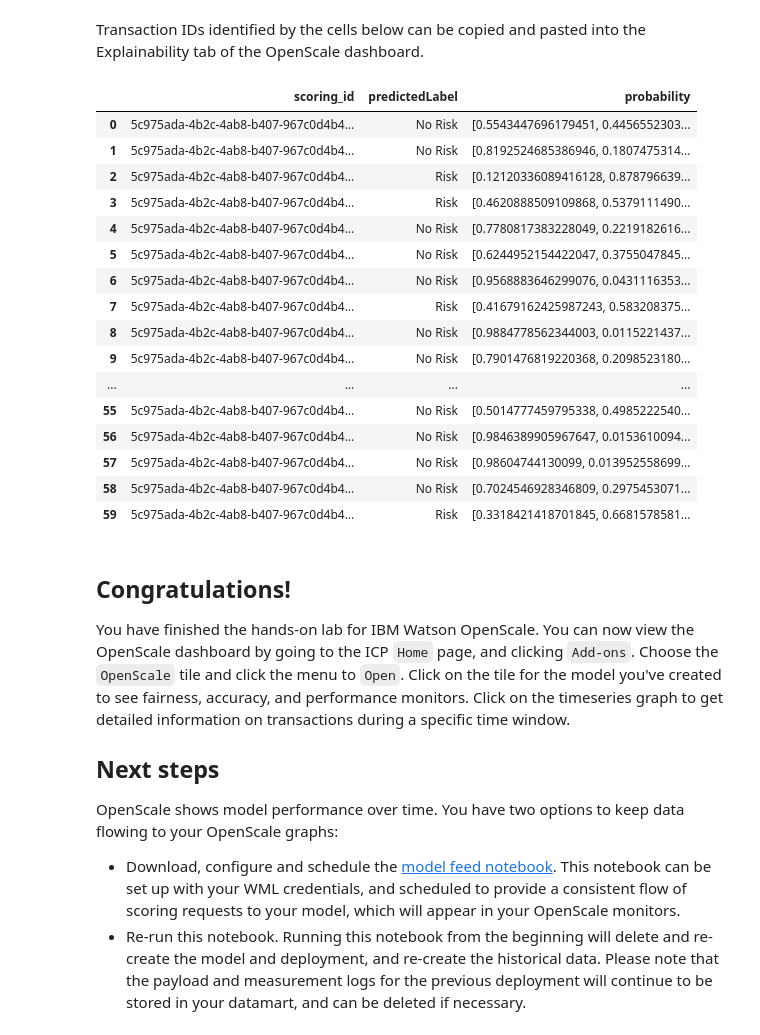
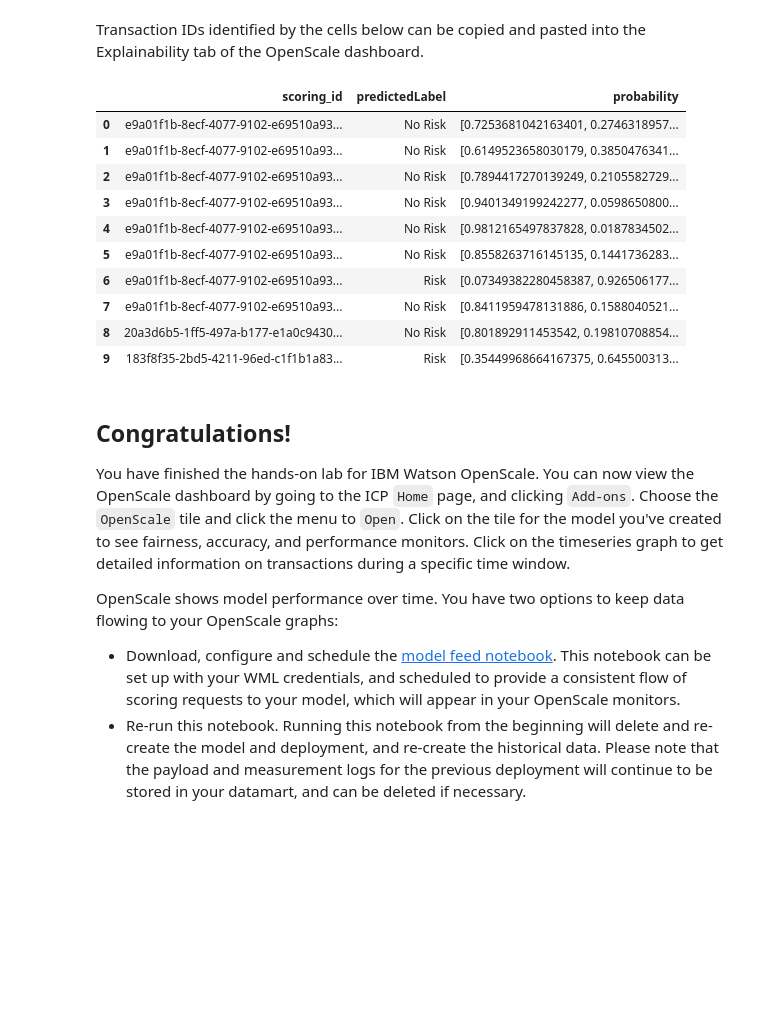
Before and after one commit to IBM/cloudpakfordata-telco-churn-workshop, a Jupyter notebook: notebooks/with-output/ConfigureOpenScaleOutput.ipynb, the cells around one changed output. Cells and saved outputs as stored; diff of their text form; code cells hidden in the pictures; blank space fills up the shorter version.

```diff
--- a/notebooks/with-output/ConfigureOpenScaleOutput.ipynb
+++ b/notebooks/with-output/ConfigureOpenScaleOutput.ipynb
@@ -46,0 +62,4 @@ WML_CREDENTIALS['url'] = ':'.join(WOS_CREDENTIALS['url'].split(':')[0:-1]) if WO
+# %%
+WML_CREDENTIALS = WOS_CREDENTIALS.copy()
+WML_CREDENTIALS['instance_id']='openshift'
+WML_CREDENTIALS['version']='2.5.0'
@@ -112,6 +142,6 @@ Give a unique name to `MODEL_NAME` and `DEPLOYMENT_NAME`
 # %%
-MODEL_NAME = "my_nameCredit Risk Model"
-DEPLOYMENT_NAME = "my_name Credit Risk Deployment - Final"
+MODEL_NAME = "scottda 11-18 Credit Model"
+DEPLOYMENT_NAME = "scottda 11-18 Credit Deployment"
 # %%
 spark_df = df_data
 (train_data, test_data) = spark_df.randomSplit([0.8, 0.2], 24)
@@ -241,8 +317,13 @@ for model_in in wml_models['resources']:
 
 if model_uid is None:
     print("Storing model ...")
+    metadata = {
+        wml_client.repository.ModelMetaNames.NAME: MODEL_NAME,
+        wml_client.repository.ModelMetaNames.TYPE: 'mllib_2.3',
+        wml_client.repository.ModelMetaNames.RUNTIME_UID: 'spark-mllib_2.3',
+    }
 
-    published_model_details = wml_client.repository.store_model(model=model, meta_props=model_props, training_data=train_data, pipeline=pipeline)
+    published_model_details = wml_client.repository.store_model(model, metadata, training_data=df_data,  pipeline=pipeline)
     model_uid = wml_client.repository.get_model_uid(published_model_details)
     print("Done")
 # %% [output]
@@ -329,10 +413,9 @@ data_mart_details = ai_client.data_mart.get_details()
 # %% [markdown]
 Watson OpenScale needs to be bound to the Watson Machine Learning instance to capture payload data into and out of the model. If this binding already exists, this code will output a warning message and use the existing binding.
 # %%
-binding_uid = ai_client.data_mart.bindings.add('WML instance', WatsonMachineLearningInstance4ICP())
+binding_uid = ai_client.data_mart.bindings.add('WML instance', WatsonMachineLearningInstance4ICP(wml_credentials=WML_CREDENTIALS))
 if binding_uid is None:
     binding_uid = ai_client.data_mart.bindings.get_details()['service_bindings'][0]['metadata']['guid']
 bindings_details = ai_client.data_mart.bindings.get_details()
-ai_client.data_mart.bindings.list()
 # %% [output]
 Warning during bind instance.
@@ -1267,33 +1396,25 @@ Scoring URL: https://169.54.164.135:31843/v3/scoring/online/1a5394df-4560-4e16-b
 # %% [markdown]
 Transaction IDs identified by the cells below can be copied and pasted into the Explainability tab of the OpenScale dashboard.
 # %%
-payload_data = subscription.payload_logging.get_table_content(limit=60)
+payload_data = subscription.payload_logging.get_table_content(limit=10)
 payload_data.filter(items=['scoring_id', 'predictedLabel', 'probability'])
 # %% [output]
 |  | scoring_id | predictedLabel | probability |
-| 0 | 5c975ada-4b2c-4ab8-b407-967c0d4b4... | No Risk | [0.5543447696179451, 0.4456552303... |
-| 1 | 5c975ada-4b2c-4ab8-b407-967c0d4b4... | No Risk | [0.8192524685386946, 0.1807475314... |
-| 2 | 5c975ada-4b2c-4ab8-b407-967c0d4b4... | Risk | [0.12120336089416128, 0.878796639... |
-| 3 | 5c975ada-4b2c-4ab8-b407-967c0d4b4... | Risk | [0.4620888509109868, 0.5379111490... |
-| 4 | 5c975ada-4b2c-4ab8-b407-967c0d4b4... | No Risk | [0.7780817383228049, 0.2219182616... |
-| 5 | 5c975ada-4b2c-4ab8-b407-967c0d4b4... | No Risk | [0.6244952154422047, 0.3755047845... |
-| 6 | 5c975ada-4b2c-4ab8-b407-967c0d4b4... | No Risk | [0.9568883646299076, 0.0431116353... |
-| 7 | 5c975ada-4b2c-4ab8-b407-967c0d4b4... | Risk | [0.41679162425987243, 0.583208375... |
-| 8 | 5c975ada-4b2c-4ab8-b407-967c0d4b4... | No Risk | [0.9884778562344003, 0.0115221437... |
-| 9 | 5c975ada-4b2c-4ab8-b407-967c0d4b4... | No Risk | [0.7901476819220368, 0.2098523180... |
-| ... | ... | ... | ... |
-| 55 | 5c975ada-4b2c-4ab8-b407-967c0d4b4... | No Risk | [0.5014777459795338, 0.4985222540... |
-| 56 | 5c975ada-4b2c-4ab8-b407-967c0d4b4... | No Risk | [0.9846389905967647, 0.0153610094... |
-| 57 | 5c975ada-4b2c-4ab8-b407-967c0d4b4... | No Risk | [0.98604744130099, 0.013952558699... |
-| 58 | 5c975ada-4b2c-4ab8-b407-967c0d4b4... | No Risk | [0.7024546928346809, 0.2975453071... |
-| 59 | 5c975ada-4b2c-4ab8-b407-967c0d4b4... | Risk | [0.3318421418701845, 0.6681578581... |
+| 0 | e9a01f1b-8ecf-4077-9102-e69510a93... | No Risk | [0.7253681042163401, 0.2746318957... |
+| 1 | e9a01f1b-8ecf-4077-9102-e69510a93... | No Risk | [0.6149523658030179, 0.3850476341... |
+| 2 | e9a01f1b-8ecf-4077-9102-e69510a93... | No Risk | [0.7894417270139249, 0.2105582729... |
+| 3 | e9a01f1b-8ecf-4077-9102-e69510a93... | No Risk | [0.9401349199242277, 0.0598650800... |
+| 4 | e9a01f1b-8ecf-4077-9102-e69510a93... | No Risk | [0.9812165497837828, 0.0187834502... |
+| 5 | e9a01f1b-8ecf-4077-9102-e69510a93... | No Risk | [0.8558263716145135, 0.1441736283... |
+| 6 | e9a01f1b-8ecf-4077-9102-e69510a93... | Risk | [0.07349382280458387, 0.926506177... |
+| 7 | e9a01f1b-8ecf-4077-9102-e69510a93... | No Risk | [0.8411959478131886, 0.1588040521... |
+| 8 | 20a3d6b5-1ff5-497a-b177-e1a0c9430... | No Risk | [0.801892911453542, 0.19810708854... |
+| 9 | 183f8f35-2bd5-4211-96ed-c1f1b1a83... | Risk | [0.35449968664167375, 0.645500313... |
 # %% [markdown]
 ## Congratulations!
 
 You have finished the hands-on lab for IBM Watson OpenScale. You can now view the OpenScale dashboard by going to the ICP `Home` page, and clicking `Add-ons`. Choose the `OpenScale` tile and click the menu to `Open`. Click on the tile for the model you've created to see fairness, accuracy, and performance monitors. Click on the timeseries graph to get detailed information on transactions during a specific time window.
 
-## Next steps
-
 OpenScale shows model performance over time. You have two options to keep data flowing to your OpenScale graphs:
   * Download, configure and schedule the [model feed notebook](https://raw.githubusercontent.com/emartensibm/german-credit/master/german_credit_scoring_feed.ipynb). This notebook can be set up with your WML credentials, and scheduled to provide a consistent flow of scoring requests to your model, which will appear in your OpenScale monitors.
   * Re-run this notebook. Running this notebook from the beginning will delete and re-create the model and deployment, and re-create the historical data. Please note that the payload and measurement logs for the previous deployment will continue to be stored in your datamart, and can be deleted if necessary.
```
Also changed, not shown: parts of 98 cells of this notebook, 1 other file.
